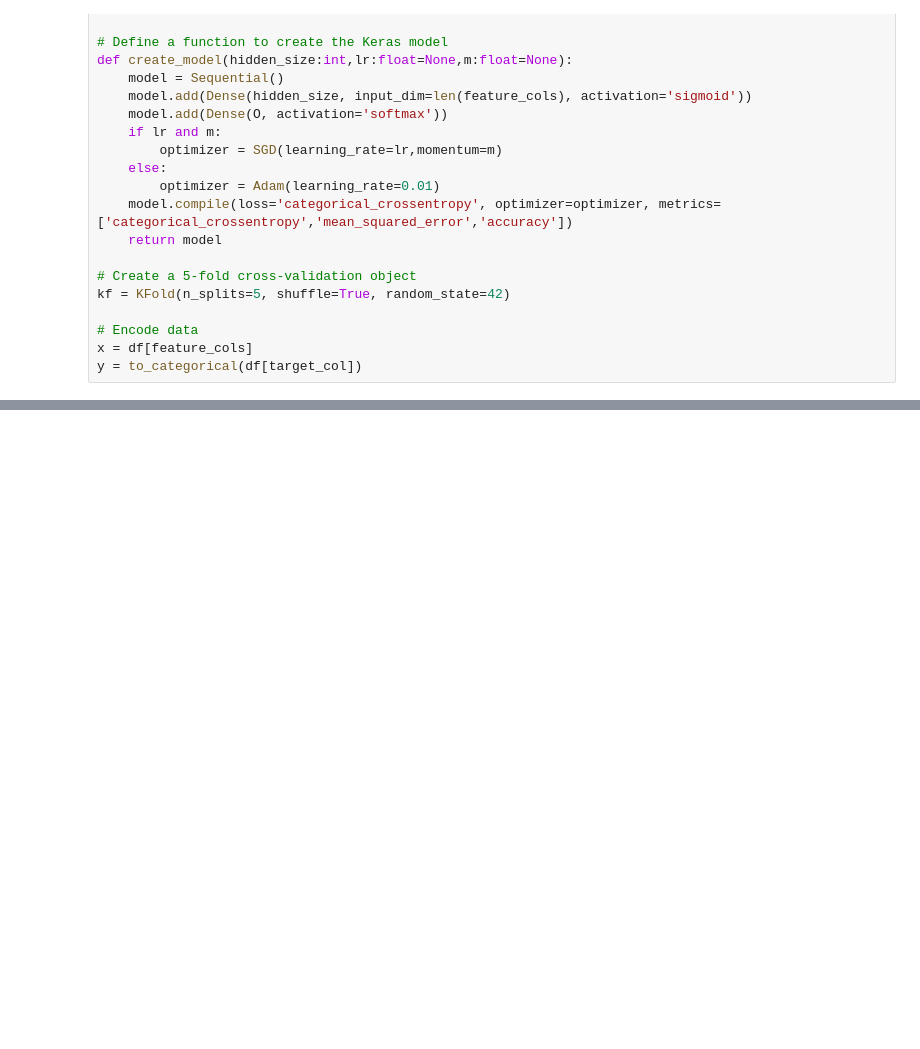
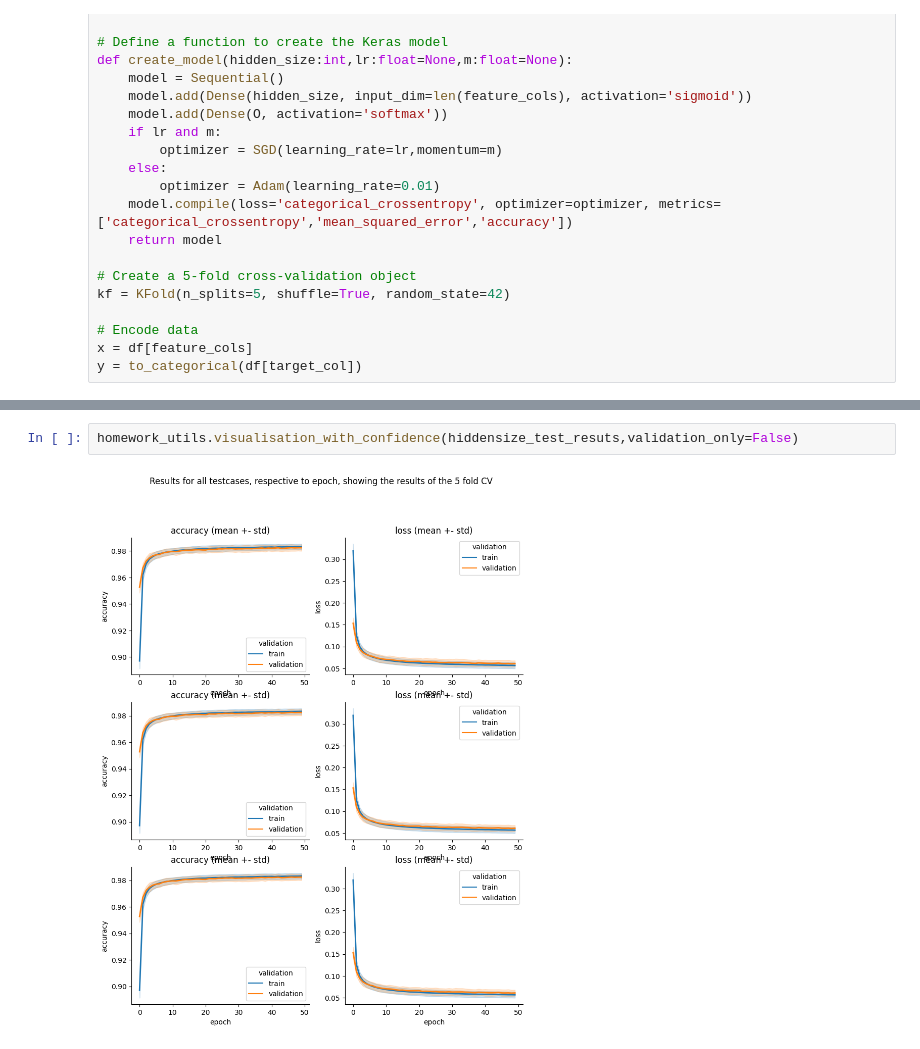
Before and after one commit to OnionKiller/AI_Homework_HAR-PUC-Rio, a Jupyter notebook: training.ipynb, the cells around one changed output, grey strips where cells are left out. Drawn from its saved outputs; the diff is of its cells as text; blank space fills up the shorter version.

```diff
--- a/training.ipynb
+++ b/training.ipynb
@@ -98,2 +101,6 @@ homework_utils.figure_from_histories([I.histories[0] for I in hiddensize_test_re
+# %%
+homework_utils.visualisation_with_confidence(hiddensize_test_resuts,validation_only=False)
+# %% [output]
+[figure, added]
 # %%
 lr_m_matrice=[
```
Also changed, not shown: parts of 17 cells of this notebook.
